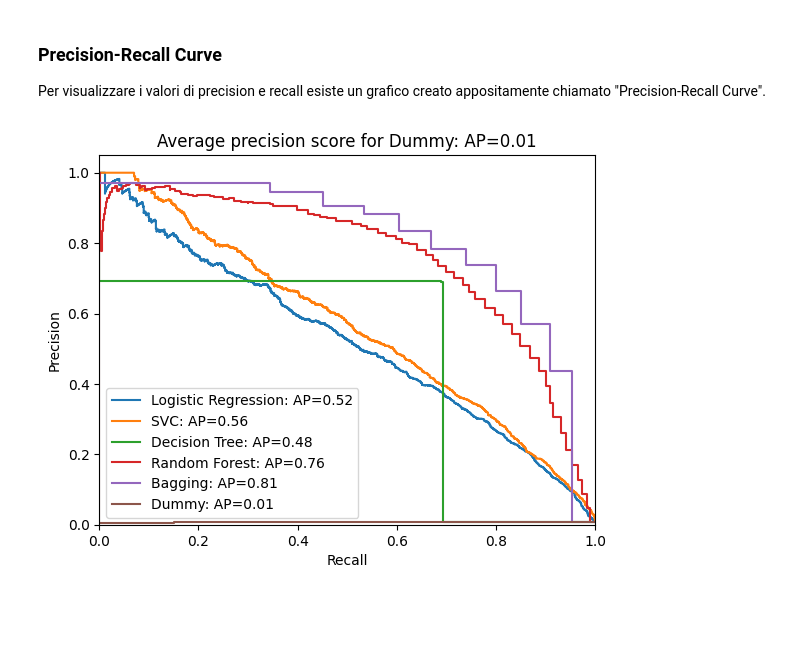
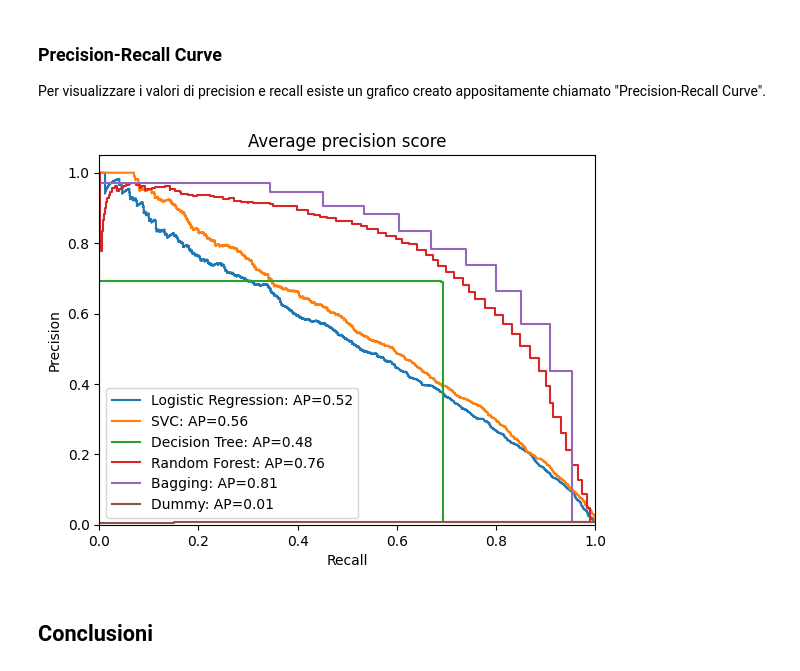
Before and after one commit to ThePaglia/Beer-Recommendator, a Jupyter notebook: BeerWizard.ipynb, the cells around one changed output. Saved outputs shown, nothing was run; the diff lists cells and outputs as text; code cells hidden in the pictures; blank space fills up the shorter version.

```diff
--- a/BeerWizard.ipynb
+++ b/BeerWizard.ipynb
@@ -744,32 +752,34 @@ plt.figure()
 for model_name, model_info in models.items():
     if (model_name == "Perceptron"): # Perceptron non supporta predict_proba()
         continue
 
     # Addestra il modello e ottieni le probabilità delle previsioni
     model_info["Model"].fit(X_train, y_train)
     y_score = model_info["Model"].predict_proba(X_val)
 
     # Calcola la curva Precision-Recall per ogni classe
     precision = dict()
     recall = dict()
     average_precision = dict()
     for i in range(n_classes):
         precision[i], recall[i], _ = precision_recall_curve(y_bin[:, i], y_score[:, i])
         average_precision[i] = average_precision_score(y_bin[:, i], y_score[:, i])
 
     # Calcola la media delle curve Precision-Recall
     precision["micro"], recall["micro"], _ = precision_recall_curve(y_bin.ravel(), y_score.ravel())
     average_precision["micro"] = average_precision_score(y_bin, y_score, average="micro")
 
     # Visualizza la curva Precision-Recall
     plt.step(recall['micro'], precision['micro'], where='post', label='{}: AP={:0.2f}'.format(model_name, average_precision["micro"]))
 
 plt.xlabel('Recall')
 plt.ylabel('Precision')
 plt.ylim([0.0, 1.05])
 plt.xlim([0.0, 1.0])
-plt.title('Average precision score for {}: AP={:0.2f}'.format(model_name, average_precision["micro"]))
+plt.title('Average precision score')
 plt.legend()
 plt.show()
 # %% [output]
-[figure, old version]
+[figure, new version]
+# %% [markdown]
+## Conclusioni
```
Also changed, not shown: parts of 19 cells of this notebook.
